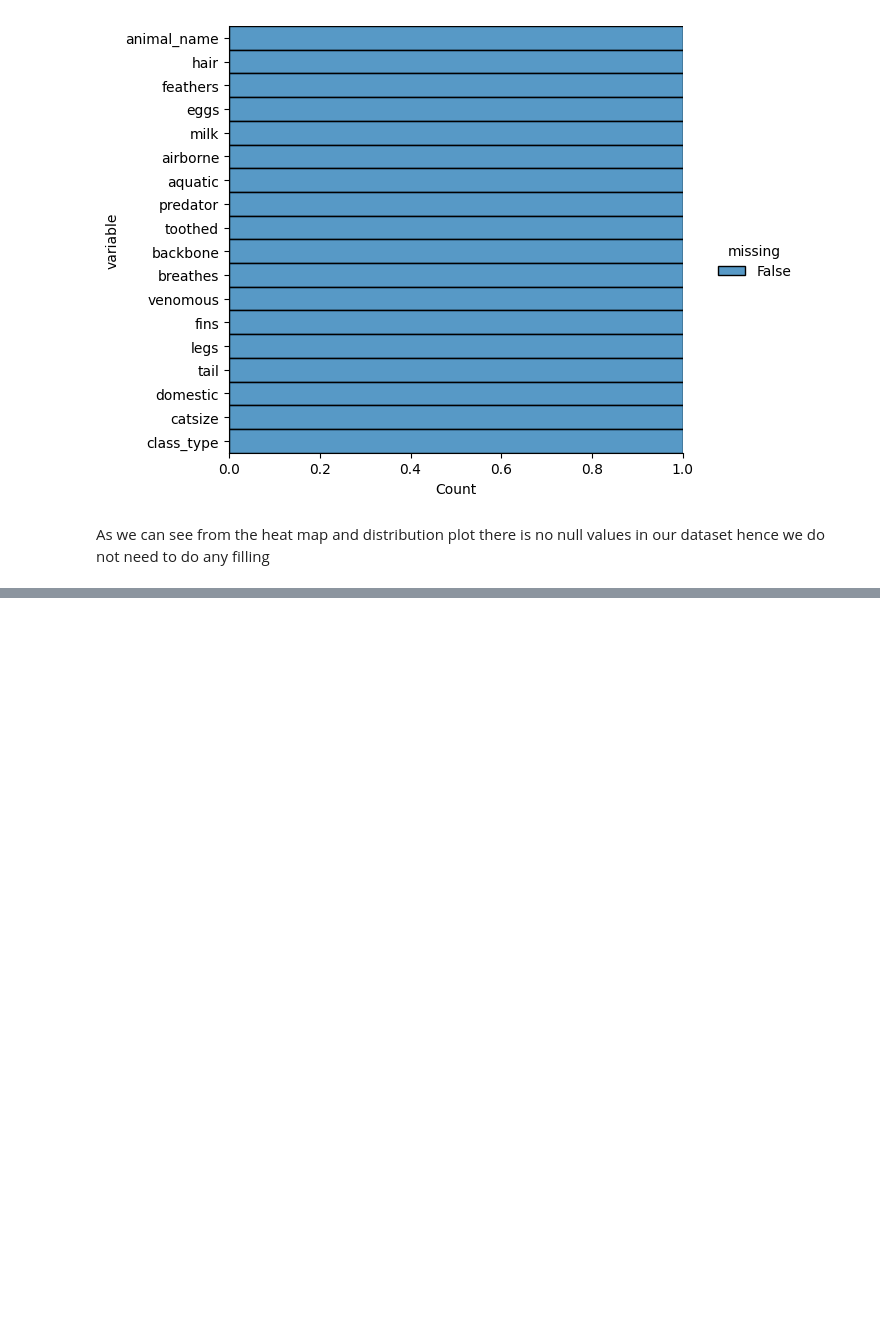
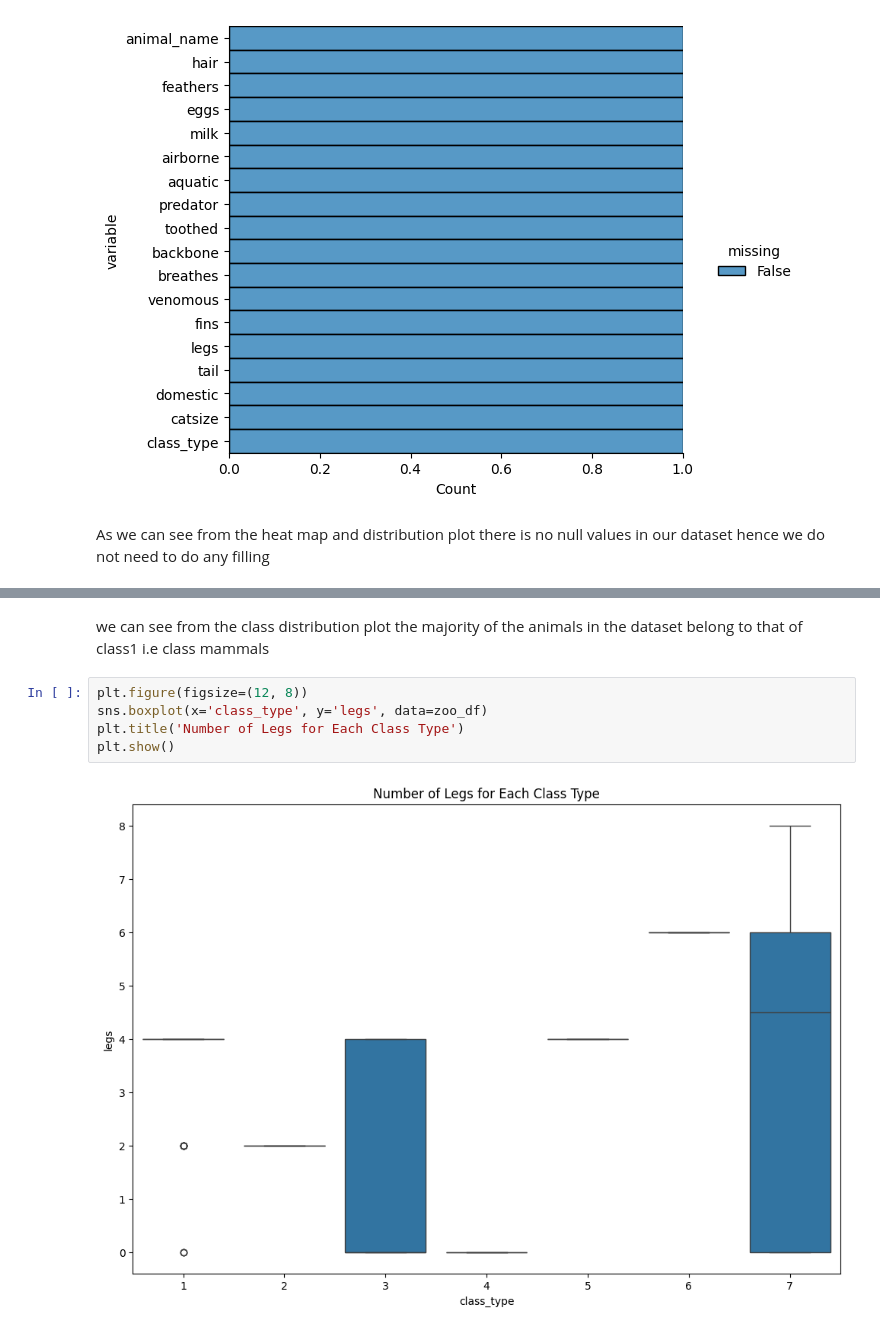
Before and after one commit to dheeraj16-coder/mi-model-and-data-visualization, a Jupyter notebook: ml_classifier/zoo_classifier_model.ipynb, the cells around one changed output, grey strips where cells are left out. Saved outputs shown, nothing was run; the diff lists cells and outputs as text; blank space fills up the shorter version.

```diff
--- a/ml_classifier/zoo_classifier_model.ipynb
+++ b/ml_classifier/zoo_classifier_model.ipynb
@@ -77,0 +111,9 @@ plt.show()
+# %% [markdown]
+we can see from the class distribution plot the majority of the animals in the dataset belong to that of class1 i.e class mammals
+# %%
+plt.figure(figsize=(12, 8))
+sns.boxplot(x='class_type', y='legs', data=zoo_df)
+plt.title('Number of Legs for Each Class Type')
+plt.show()
+# %% [output]
+[figure, added]
```
Also changed, not shown: parts of 10 cells of this notebook, 1 other file.
